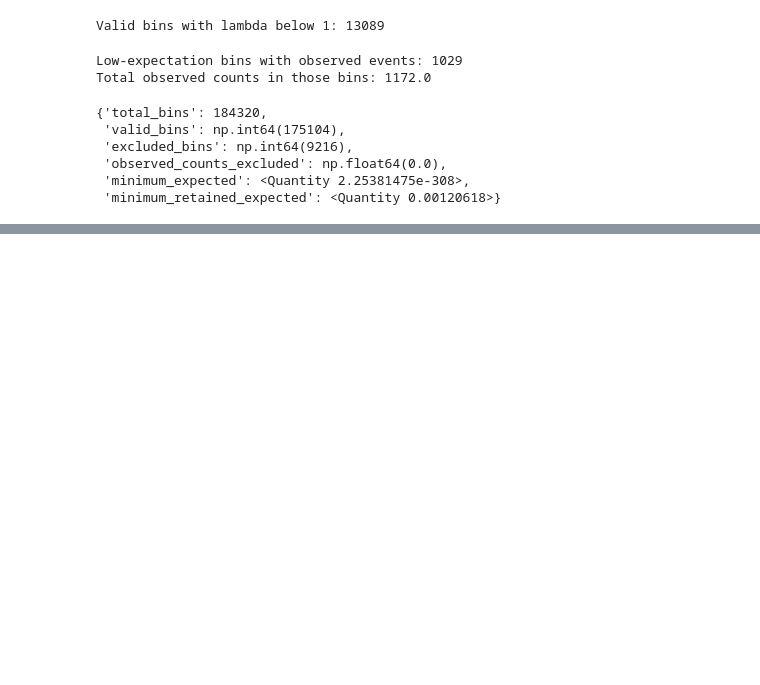
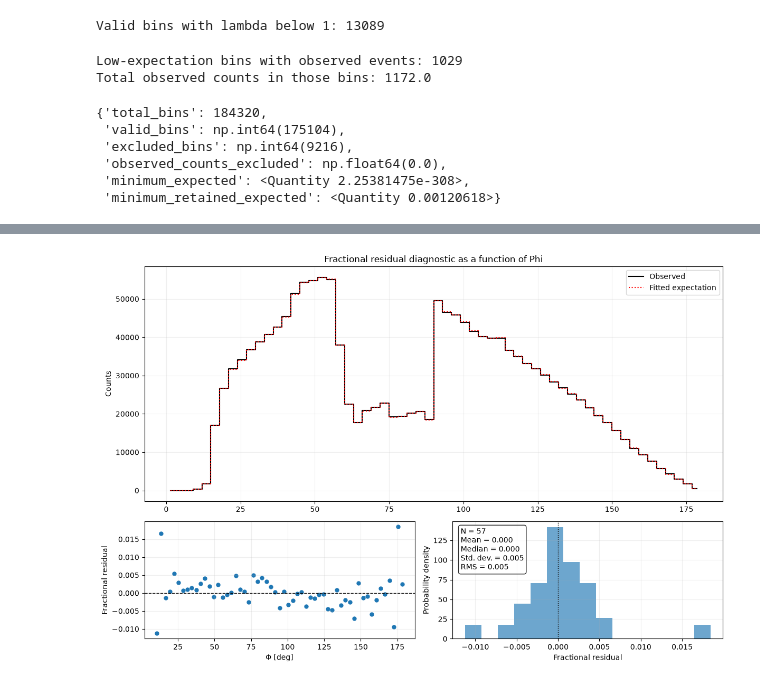
Before and after one commit to mquezada13/data-challenge-3-4-exploration, a Jupyter notebook: workflow/notebooks/05_511_residual_analysis.ipynb, the cells around one changed output, grey strips where cells are left out. Cells and saved outputs as stored; diff of their text form; code cells hidden in the pictures; blank space fills up the shorter version.

```diff
--- a/workflow/notebooks/05_511_residual_analysis.ipynb
+++ b/workflow/notebooks/05_511_residual_analysis.ipynb
@@ -1083,0 +2366,15 @@ pearson_mask_report
+# %%
+# Keep only finite Phi fractional residuals for statistics.
+finite_phi_fractional = [
+    float(value)
+    for value in phi_fractional_residual
+    if np.isfinite(value)
+]
+
+# Calculate descriptive statistics for the valid bins.
+phi_fractional_mean = statistics.mean(finite_phi_fractional)
+phi_fractional_median = statistics.median(finite_phi_fractional)
+phi_fractional_std = statistics.pstdev(finite_phi_fractional)
+phi_fractional_rms = statistics.mean(
+    value**2 for value in finite_phi_fractional
+) ** 0.5
@@ -1083,0 +2397,81 @@ pearson_mask_report
+# %%
+# Create the complete Phi fractional-residual diagnostic.
+figure = plt.figure(figsize=(12, 8))
+grid = figure.add_gridspec(
+    nrows=2,
+    ncols=2,
+    height_ratios=[2, 1],
+)
+
+counts_axis = figure.add_subplot(grid[0, :])
+residual_axis = figure.add_subplot(grid[1, 0])
+distribution_axis = figure.add_subplot(grid[1, 1])
+
+# Compare observed and fitted counts as a function of Phi.
+counts_axis.step(
+    phi_centers,
+    phi_observed,
+    where="mid",
+    color="black",
+    linewidth=1.5,
+    label="Observed",
+)
+counts_axis.step(
+    phi_centers,
+    phi_expected,
+    where="mid",
+    color="red",
+    linewidth=1.5,
+    linestyle=":",
+    label="Fitted expectation",
+)
+counts_axis.set_ylabel("Counts")
+counts_axis.set_title("Fractional residual diagnostic as a function of Phi")
+counts_axis.legend()
+counts_axis.grid(alpha=0.2)
+
+# Show the fractional residuals in valid Phi bins.
+residual_axis.scatter(
+    phi_centers[phi_pearson_mask],
+    phi_fractional_residual[phi_pearson_mask],
+    color="tab:blue",
+    s=25,
+)
+residual_axis.axhline(0, color="black", linestyle="--", linewidth=1)
+residual_axis.set_xlabel(r"$\Phi$ [deg]")
+residual_axis.set_ylabel("Fractional residual")
+residual_axis.grid(alpha=0.2)
+
+# Show the empirical distribution and its descriptive statistics.
+distribution_axis.hist(
+    finite_phi_fractional,
+    bins=15,
+    density=True,
+    color="tab:blue",
+    alpha=0.65,
+)
+distribution_axis.axvline(0, color="black", linestyle=":", linewidth=1)
+
+statistics_text = (
+    f"N = {len(finite_phi_fractional)}\n"
+    f"Mean = {phi_fractional_mean:.3f}\n"
+    f"Median = {phi_fractional_median:.3f}\n"
+    f"Std. dev. = {phi_fractional_std:.3f}\n"
+    f"RMS = {phi_fractional_rms:.3f}"
+)
+distribution_axis.text(
+    0.03,
+    0.95,
+    statistics_text,
+    transform=distribution_axis.transAxes,
+    verticalalignment="top",
+    bbox={"boxstyle": "round", "facecolor": "white", "alpha": 0.85},
+)
+distribution_axis.set_xlabel("Fractional residual")
+distribution_axis.set_ylabel("Probability density")
+distribution_axis.grid(alpha=0.2)
+
+figure.tight_layout()
+plt.show()
+# %% [output]
+[figure, added]
```
Also changed, not shown: parts of 45 cells of this notebook, 1 other file.
